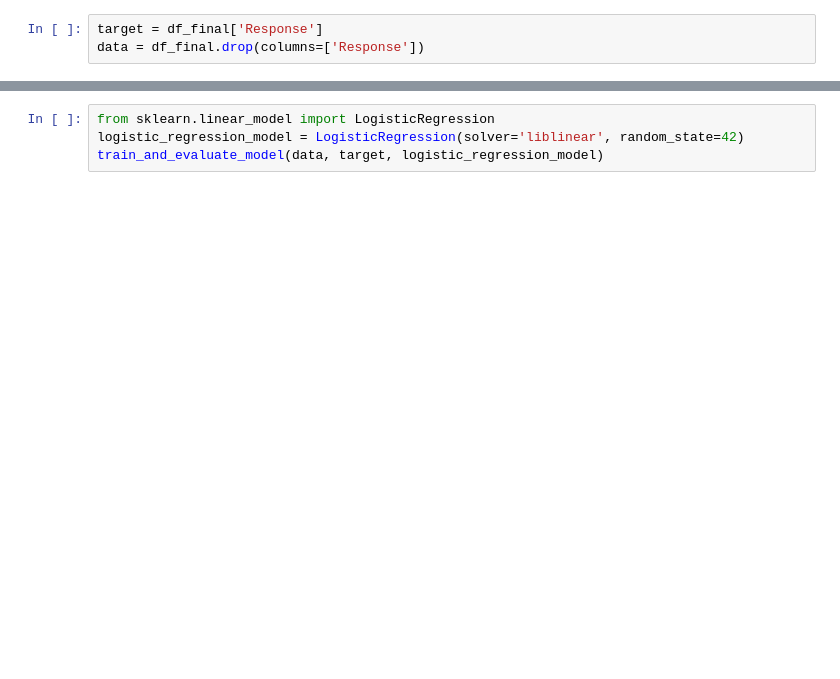
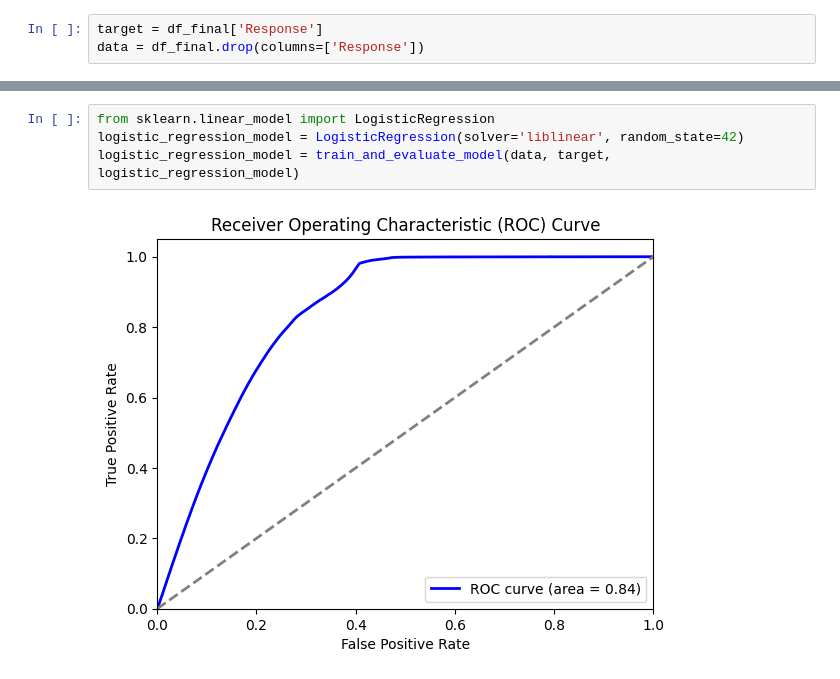
Before and after one commit to shankar-01/Kaggle_PlayGround_Competitions, a Jupyter notebook: playground-4-7.ipynb, the cells around one changed output, grey strips where cells are left out. Saved outputs shown, nothing was run; the diff lists cells and outputs as text; blank space fills up the shorter version.

```diff
--- a/playground-4-7.ipynb
+++ b/playground-4-7.ipynb
@@ -91,7 +140,9 @@ train_and_evaluate_model(data, target, catboost_model)
 # %%
 from sklearn.linear_model import LogisticRegression
 logistic_regression_model = LogisticRegression(solver='liblinear', random_state=42)
-train_and_evaluate_model(data, target, logistic_regression_model)
+logistic_regression_model = train_and_evaluate_model(data, target, logistic_regression_model)
+# %% [output]
+[figure, added]
 # %%
 from sklearn.tree import DecisionTreeClassifier
 decision_tree_model = DecisionTreeClassifier(random_state=42)
```
Also changed, not shown: parts of 21 cells of this notebook.
